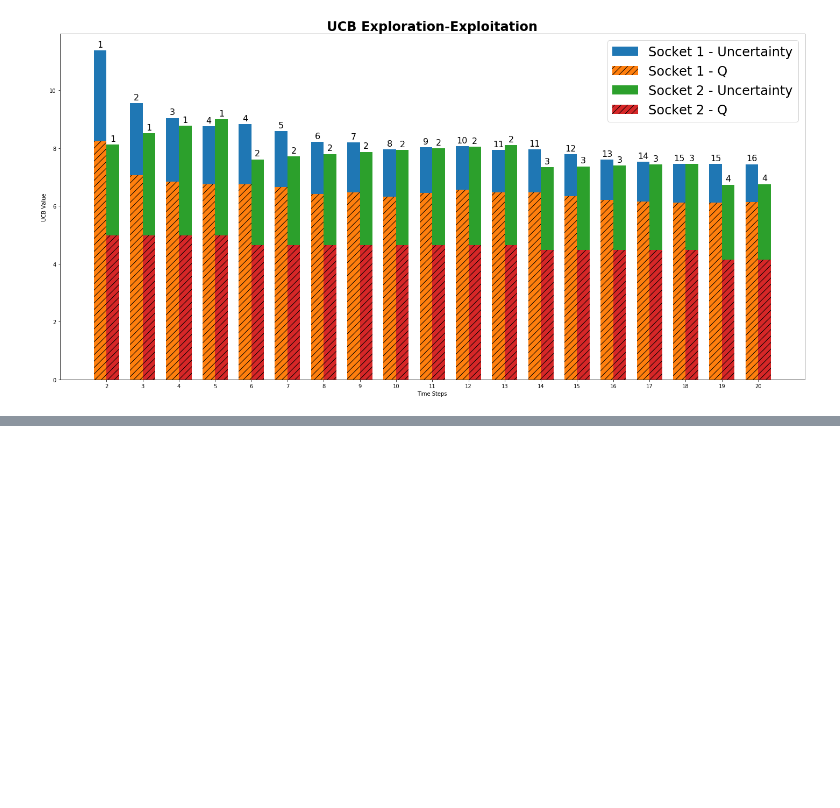
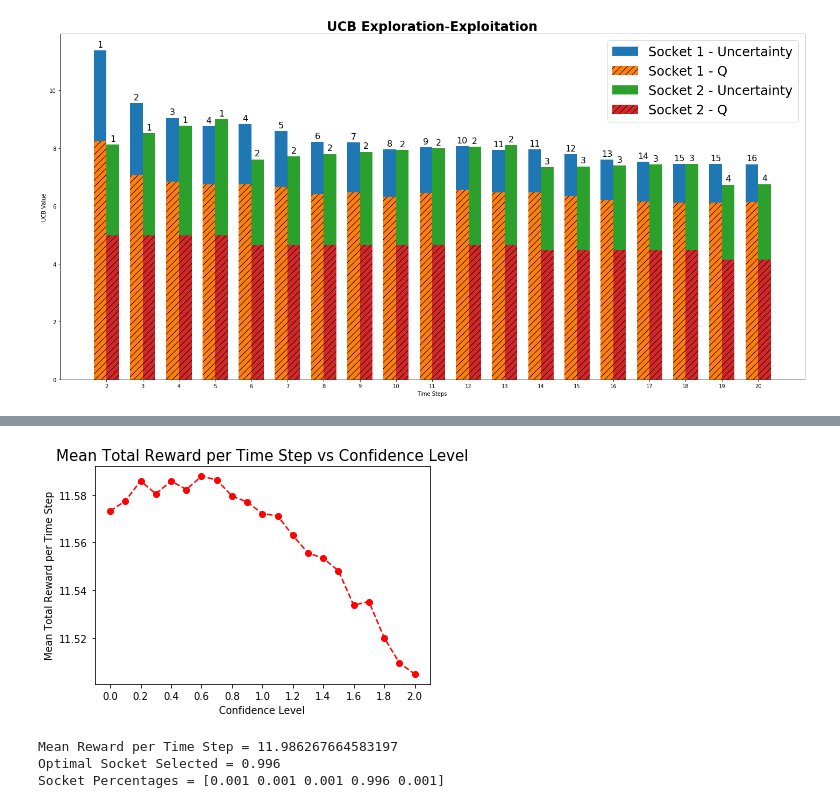
Before and after one commit to WhatIThinkAbout/BabyRobot, a Jupyter notebook: Upper Confidence Bound.ipynb, the cells around one changed output, grey strips where cells are left out. Drawn from its saved outputs; the diff is of its cells as text; code cells hidden in the pictures; blank space fills up the shorter version.

```diff
--- a/Upper Confidence Bound.ipynb
+++ b/Upper Confidence Bound.ipynb
@@ -137,0 +257,33 @@ plt.show()
+# %%
+# how many times each test should be run
+number_of_tests = 1000
+
+# the confidence level test range
+start = 0.
+stop = 2.0
+step = 0.1
+
+number_of_steps = 50
+confidence_values, reward_per_timestep, optimal_selected, socket_percentages, final_socket_estimates = \
+    run_ucb_experiment( start, stop, step, number_of_tests, number_of_steps )
+# %%
+plt.xticks(np.arange(0., 2.2, 0.2))
+plt.plot( confidence_values, reward_per_timestep, marker='o', linestyle='--', color='r')
+plt.title('Mean Total Reward per Time Step vs Confidence Level', fontsize=15)
+plt.xlabel('Confidence Level')
+plt.ylabel('Mean Total Reward per Time Step')
+plt.savefig(f"ucb_reward_per_timestep{number_of_steps}.png")
+# %% [output]
+[figure, added]
+# %%
+# create and test UCB sockets
+tester = UCBSocketTester( confidence_level = 0.6)
+tester.run( number_of_steps = 1000 )
+
+print(f'Mean Reward per Time Step = {tester.get_mean_reward()}')
+print(f'Optimal Socket Selected = {tester.get_optimal_socket_percentage()}')
+print(f'Socket Percentages = {tester.get_socket_percentages()}')
+# %% [output]
+Mean Reward per Time Step = 11.986267664583197
+Optimal Socket Selected = 0.996
+Socket Percentages = [0.001 0.001 0.001 0.996 0.001]
```
Also changed, not shown: parts of 12 cells of this notebook, 1 other file.
